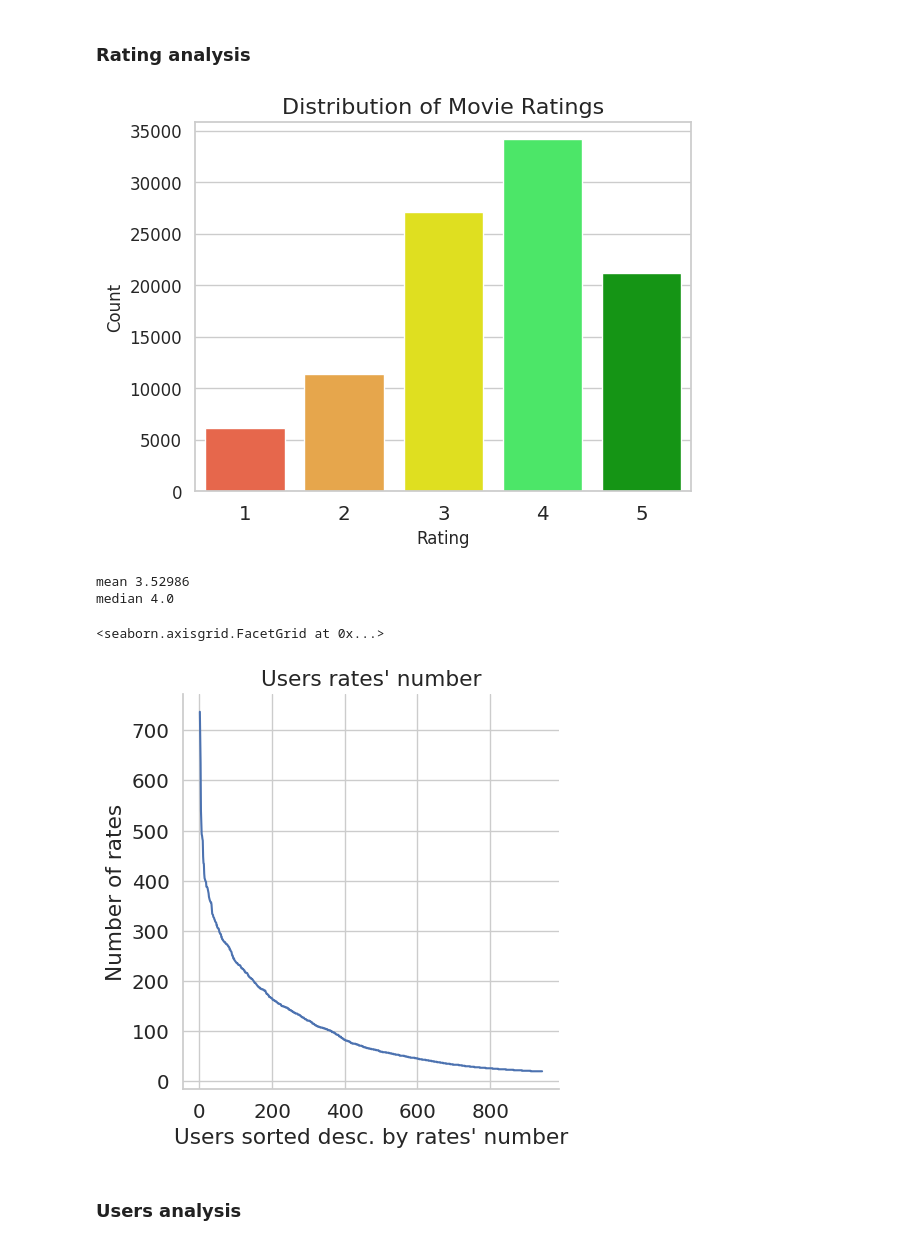
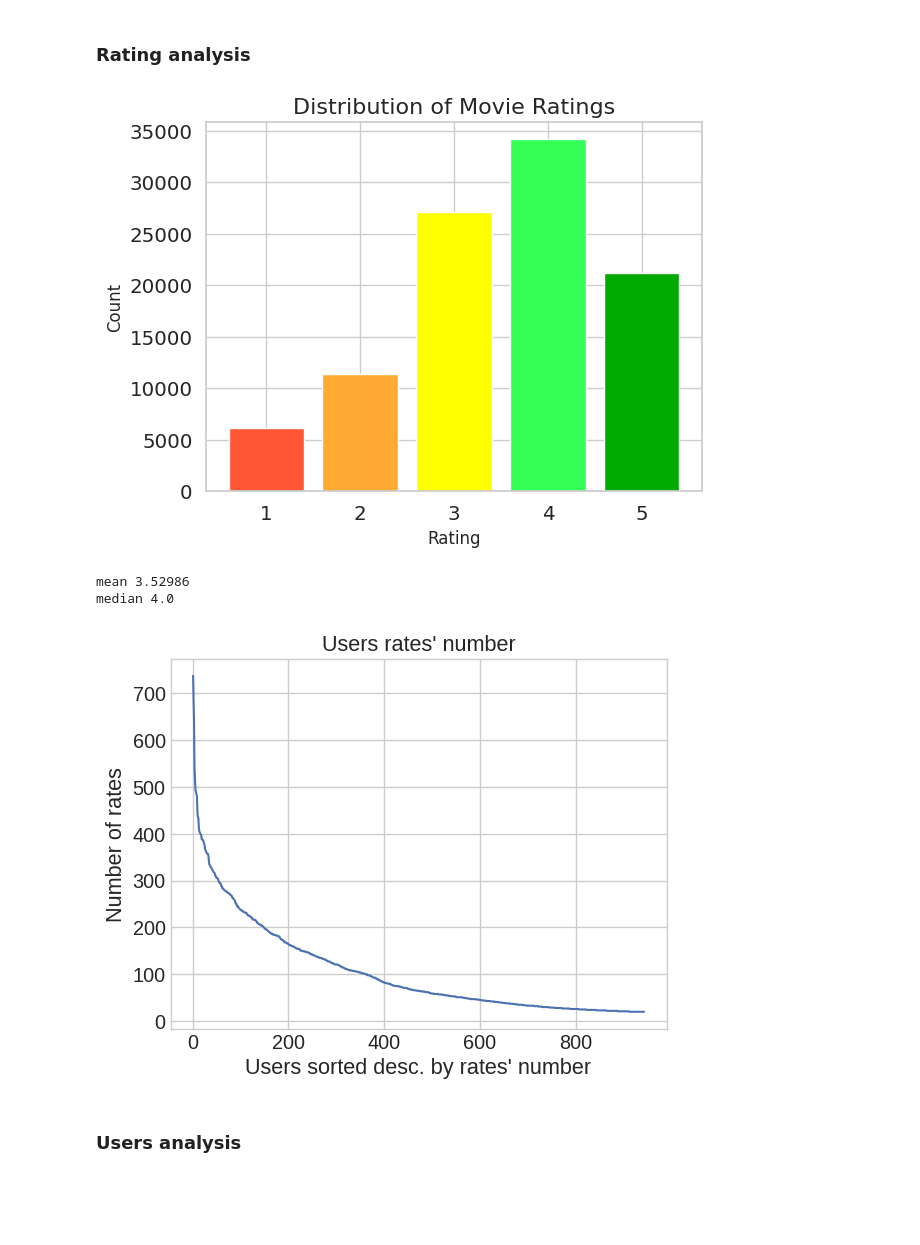
Before and after one commit to blueberry13-8/movie-recommender-system, a Jupyter notebook: notebooks/1.0-initial-data-exporation.ipynb, the cells around one changed output. Saved outputs shown, nothing was run; the diff lists cells and outputs as text; code cells hidden in the pictures; blank space fills up the shorter version.

Commit message:
Finished Data exploration

```diff
--- a/notebooks/1.0-initial-data-exporation.ipynb
+++ b/notebooks/1.0-initial-data-exporation.ipynb
@@ -109,7 +109,6 @@ user
 # %% [markdown]
 ### Rating analysis
 # %%
-import seaborn as sns
 import matplotlib.pyplot as plt
 
 # Assign different colors to the ratings
@@ -118,18 +117,18 @@ colors = ['#FF5733', '#FFAA33', '#FFFF00', '#33FF57', '#00AA00']
 # Count the occurrences of each rating
 rating_counts = data['rating'].value_counts().sort_index()
 
-# Create a bar plot using Seaborn with custom colors
-g = sns.barplot(x=rating_counts.index, y=rating_counts.values, palette=colors)
+# Create a bar plot using Matplotlib with custom colors
+plt.bar(rating_counts.index, rating_counts.values, color=colors)
 
 # Customize the plot
-g.set_title('Distribution of Movie Ratings', fontsize=16)
-g.set_xlabel('Rating', fontsize=12)
-g.set_ylabel('Count', fontsize=12)
+plt.title('Distribution of Movie Ratings', fontsize=16)
+plt.xlabel('Rating', fontsize=12)
+plt.ylabel('Count', fontsize=12)
 
 # Show the plot
 plt.show()
 # %% [output]
-[figure, old version]
+[figure, new version]
 # %%
 print('mean', data['rating'].mean())
 print('median', data['rating'].median())
@@ -137,19 +136,31 @@ print('median', data['rating'].median())
 mean 3.52986
 median 4.0
 # %%
+import matplotlib.pyplot as plt
+
+# Calculate rating counts by user
 rating_count_by_user = data.groupby('userId').size().sort_values(ascending=False)
 size = rating_count_by_user.size
 
-df = pd.DataFrame(dict(sorted_user_id=range(1,size+1), rating_counts=rating_count_by_user.values))
+# Create a DataFrame for plotting
+df = pd.DataFrame(dict(sorted_user_id=range(1, size+1), rating_counts=rating_count_by_user.values))
 
-sns.set(style='whitegrid', font_scale=1.3)
-image = sns.relplot(data=df, x="sorted_user_id", y="rating_counts", kind="line")
+# Set the style and font scale
+plt.style.use('seaborn-whitegrid')
+plt.rcParams.update({'font.size': 13})
 
-image.set(xlabel="Users sorted desc. by rates' number",
-          ylabel="Number of rates", title="Users rates' number")
+# Create a line plot using Matplotlib
+plt.plot(df['sorted_user_id'], df['rating_counts'])
+
+# Customize the plot
+plt.xlabel("Users sorted desc. by rates' number")
+plt.ylabel("Number of rates")
+plt.title("Users rates' number")
+
+# Show the plot
+plt.show()
 # %% [output]
-<seaborn.axisgrid.FacetGrid at 0x...>
-[figure, old version]
+[figure, new version]
 # %% [markdown]
 ### Users analysis
 # %%
```
Also changed, not shown: parts of 7 cells of this notebook, 7 other files.
